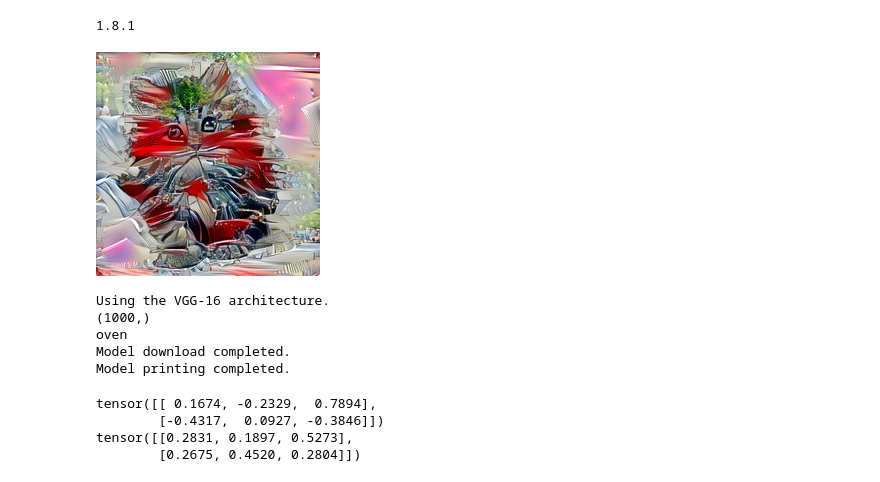
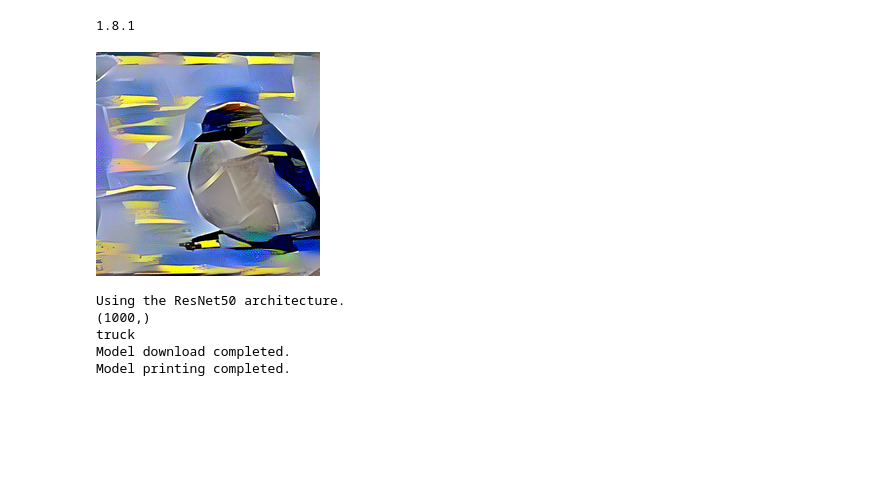
Before and after one commit to alexsalman/NeuralComputation, a Jupyter notebook: texture_vs_shape.ipynb, the cells around one changed output. Cells and saved outputs as stored; diff of their text form; code cells hidden in the pictures; blank space fills up the shorter version.

Commit message:
Ready for image testing

```diff
--- a/texture_vs_shape.ipynb
+++ b/texture_vs_shape.ipynb
@@ -27,7 +27,7 @@ def load_model(model_name):
     }
     if "resnet50" in model_name:
         print("Using the ResNet50 architecture.")
-        model = torchvision.models.resnet50(pretrained=False)
+        model = torchvision.models.resnet50(pretrained=True).eval()
         model = torch.nn.DataParallel(model).cuda()
         checkpoint = model_zoo.load_url(model_urls[model_name])
     elif "vgg16" in model_name:
@@ -85,16 +85,16 @@ if __name__ == "__main__":
     model_D = "vgg16_trained_on_SIN"
     model_E = "alexnet_trained_on_SIN"
     # Replace the figure name
-    OBJ = pyimg(filename='cat2-car3.png')
+    OBJ = pyimg(filename='bird1-airplane2.png')
     display(OBJ)
 
-    model = load_model(model_D) # change to different model as desired
-    im = pilimage.open('cat2-car3.png')
+    model = load_model(model_A) # change to different model as desired
+    im = pilimage.open('bird1-airplane2.png')
     test_transforms = transforms.Compose([transforms.ToTensor()])
     image_tensor = test_transforms(im).float()
     image_tensor = image_tensor.unsqueeze_(0)
     out1 = model(image_tensor)
-    out_smax_values = F.softmax(out1).detach().cpu().numpy()
+    out_smax_values = F.softmax(out1, dim=1).detach().cpu().numpy()
     # print(out_smax_values)
     # print(np.sum(out_smax_values))
     # print(out_smax_values.shape)
@@ -126,47 +126,36 @@ if __name__ == "__main__":
     #lst = list(model.module.cpu().state_dict().values())
     #for k, v in model.module.cpu().state_dict().items():
     #    _
     #print(v)
     #m = torch.nn.Softmax(dim=1)
     #softmax_output_numpy = m(mm)
     #softmax_output_numpy = np.array(lst, dtype=object)
     #print(len(softmax_output_numpy.shape),"length")
     #print("Softmax", softmax(softmax_output_numpy))
     # create mlapping
     mapping = probabilities_to_decision.ImageNetProbabilitiesTo16ClassesMapping()
     # obtain decision
     out_smax_values = np.array([j for j in out_smax_values[0][:]])
     print(out_smax_values.shape)
     decision_from_16_classes = mapping.probabilities_to_decision(out_smax_values)
     print(decision_from_16_classes)
 
     print("Model download completed.")
 
     # sanity check: print state_dict
     #try:
     #    for k, v in model.module.state_dict().items():
     #        print(v)
     #except AttributeError:
     #    for k, v in model.state_dict().items():
     #        print(k)
 
     print("Model printing completed.")
 # %% [output]
 1.8.1
-[figure, old version]
+[figure, new version]
-Using the VGG-16 architecture.
+Using the ResNet50 architecture.
 (1000,)
-oven
+truck
 Model download completed.
 Model printing completed.
-# %%
-m = torch.nn.Softmax(dim=1)
-input = torch.randn(2, 3)
-output = m(input)
-print(input)
-print(output)
-# %% [output]
-tensor([[ 0.1674, -0.2329,  0.7894],
-        [-0.4317,  0.0927, -0.3846]])
-tensor([[0.2831, 0.1897, 0.5273],
-        [0.2675, 0.4520, 0.2804]])
```
